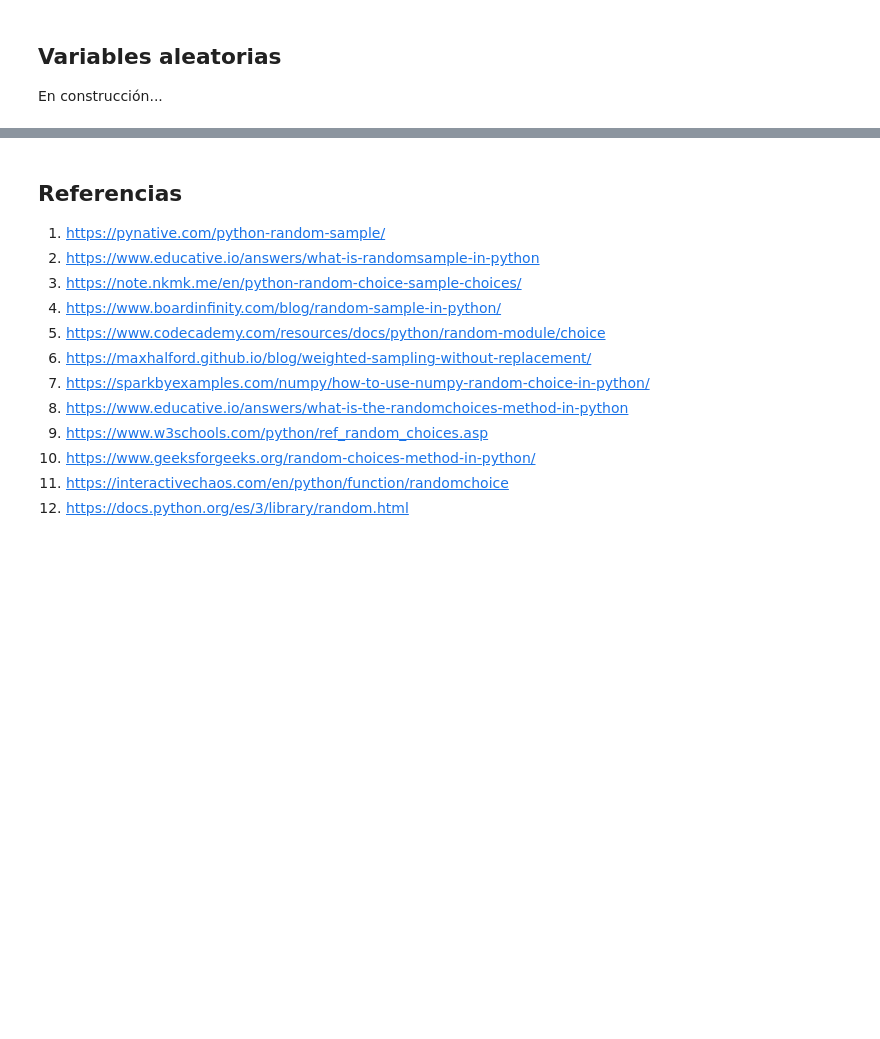
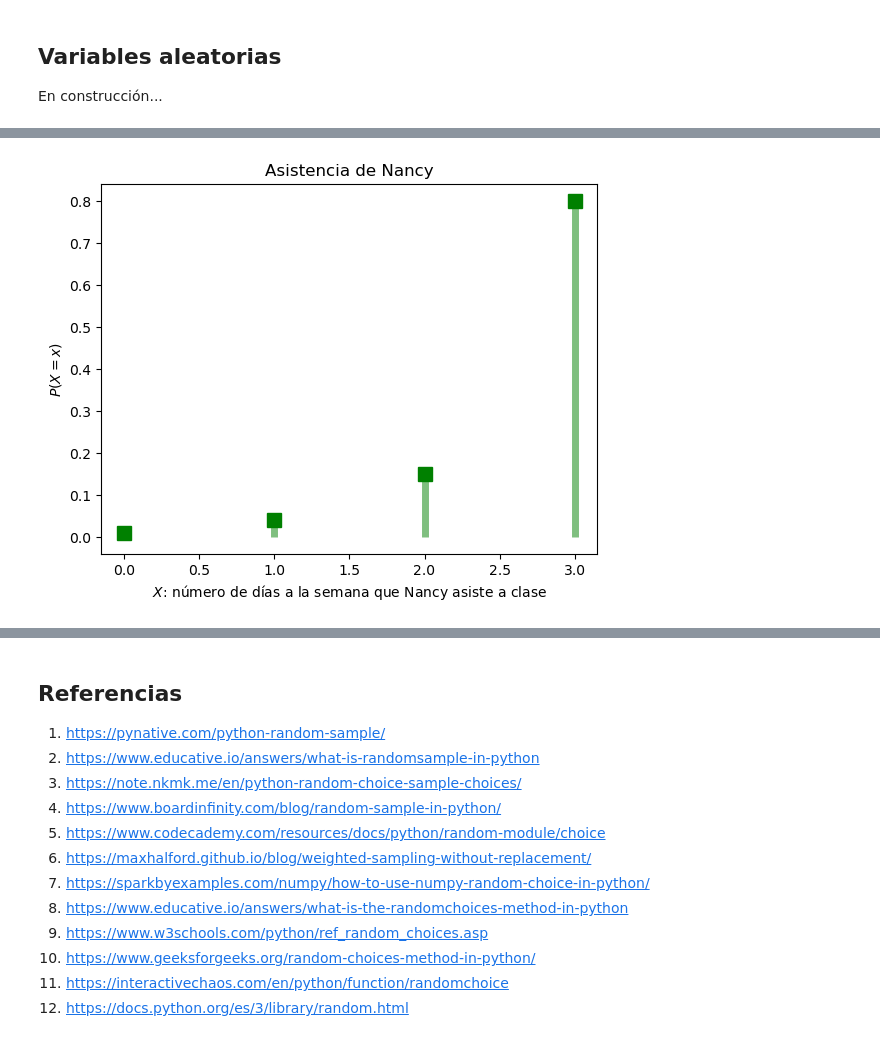
Before and after one commit to estocasticos-udem/clases-2023-2, a Jupyter notebook: clase4_07-09-2023.ipynb, the cells around one changed output, grey strips where cells are left out. Cells and saved outputs as stored; diff of their text form; code cells hidden in the pictures; blank space fills up the shorter version.

Commit message:
Actualizando notebook clase 4

```diff
--- a/clase4_07-09-2023.ipynb
+++ b/clase4_07-09-2023.ipynb
@@ -175,0 +198,7 @@ En construcción...
+# %%
+# 1. Tabla
+x = [0, 1, 2, 3]
+p_x = [0.01, 0.04, 0.15, 0.8]
+df_model = pd.DataFrame({"x": x, "P(x)": p_x}, index= x)
+df_model = df_model.set_index('x')
+df_model
@@ -175,0 +212,10 @@ En construcción...
+# %%
+# 2. Grafica
+plt.plot(x, df_model["P(x)"], 'gs', ms=10)
+plt.vlines(x, 0, df_model["P(x)"], colors='g', lw = 5, alpha=0.5)
+plt.xlabel("$X$: número de días a la semana que Nancy asiste a clase")
+plt.ylabel("$P(X = x)$")
+plt.title("Asistencia de Nancy")
+plt.show()
+# %% [output]
+[figure, added]
```
Also changed, not shown: parts of 35 cells of this notebook.
